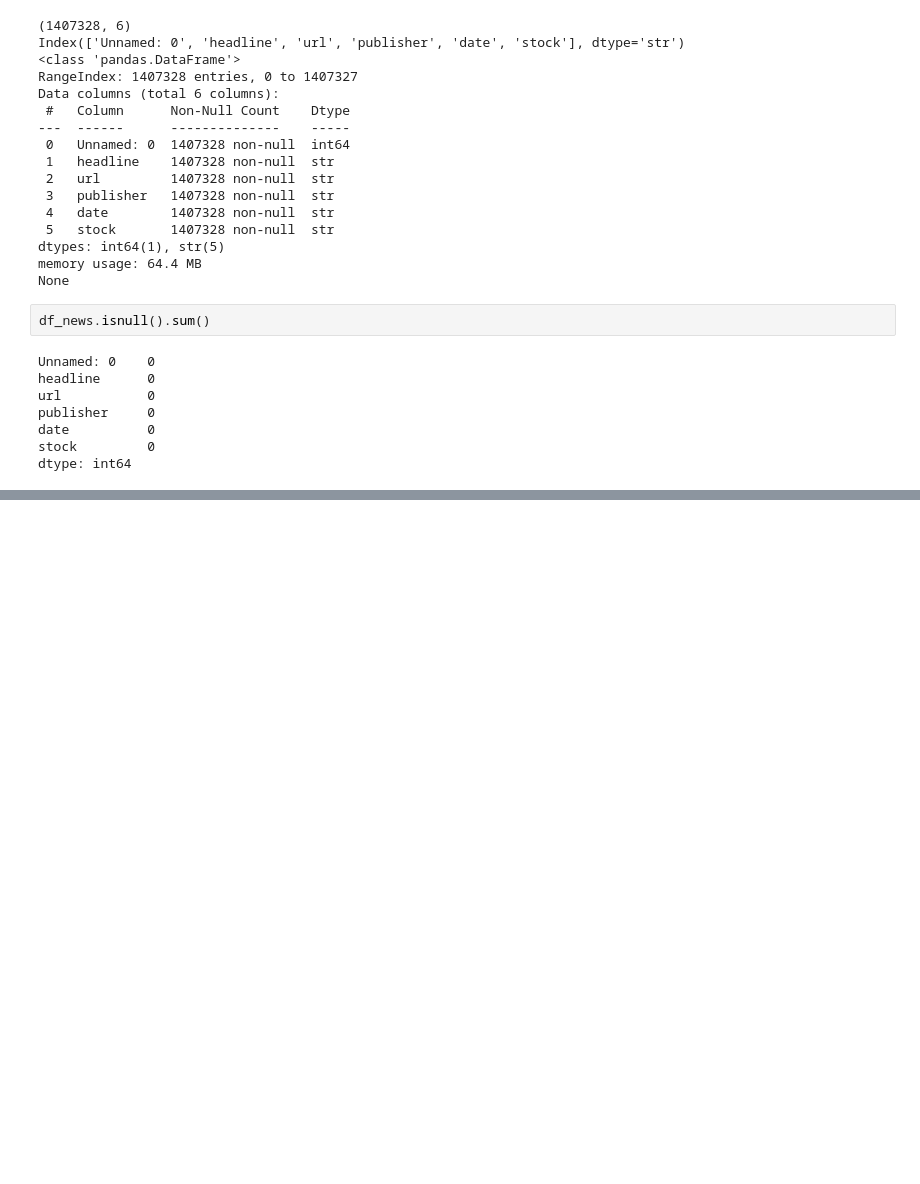
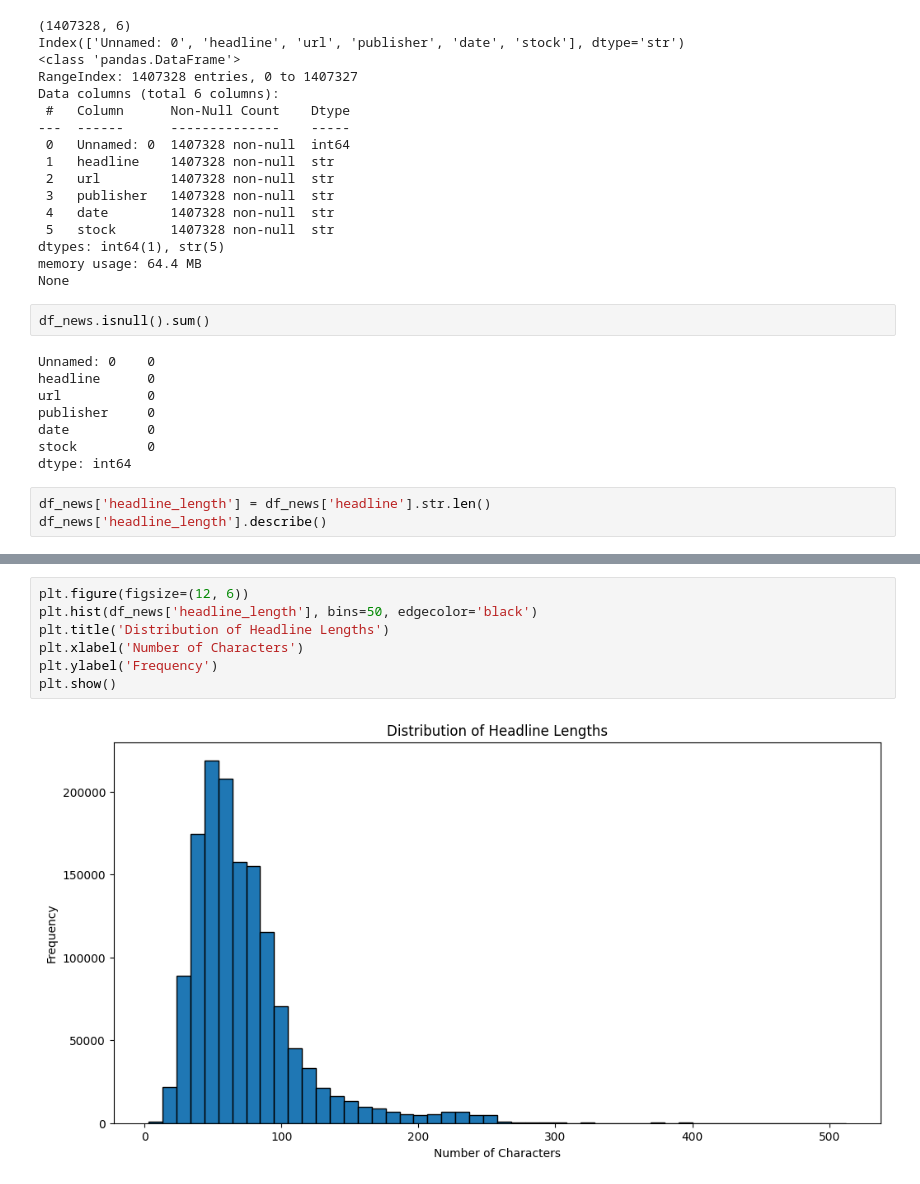
Before and after one commit to bethabreham/news-sentiment-analysis, a Jupyter notebook: notebooks/task1_eda.ipynb, the cells around one changed output, grey strips where cells are left out. Cells and saved outputs as stored; diff of their text form; blank space fills up the shorter version.

Commit message:
feat: complete Task 1 EDA with keyword extraction and visualizations

```diff
--- a/notebooks/task1_eda.ipynb
+++ b/notebooks/task1_eda.ipynb
@@ -54,3 +54,6 @@ publisher     0
 date          0
 stock         0
 dtype: int64
+# %%
+df_news['headline_length'] = df_news['headline'].str.len()
+df_news['headline_length'].describe()
@@ -56,0 +70,9 @@ dtype: int64
+# %%
+plt.figure(figsize=(12, 6))
+plt.hist(df_news['headline_length'], bins=50, edgecolor='black')
+plt.title('Distribution of Headline Lengths')
+plt.xlabel('Number of Characters')
+plt.ylabel('Frequency')
+plt.show()
+# %% [output]
+[figure, added]
```
Also changed, not shown: parts of 9 cells of this notebook.
